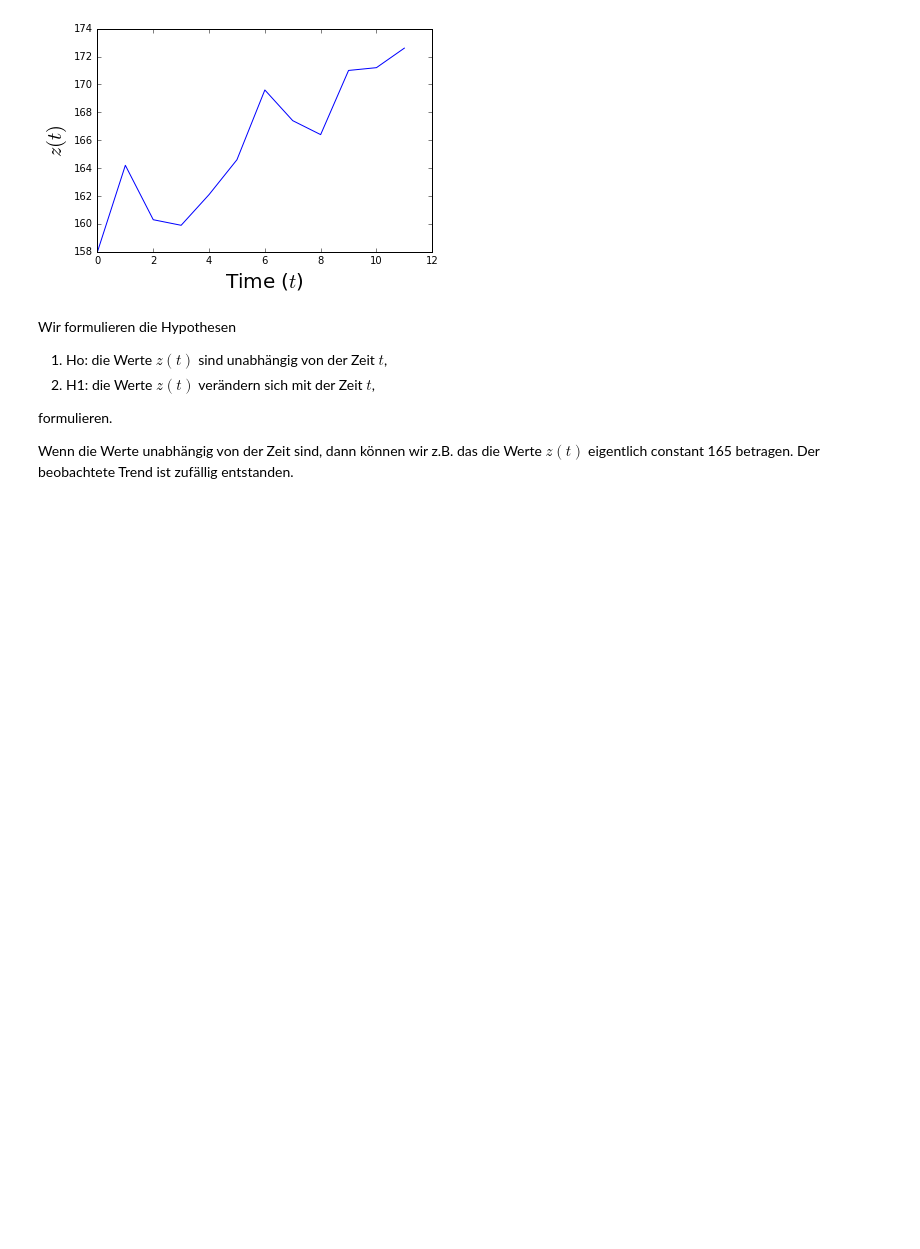
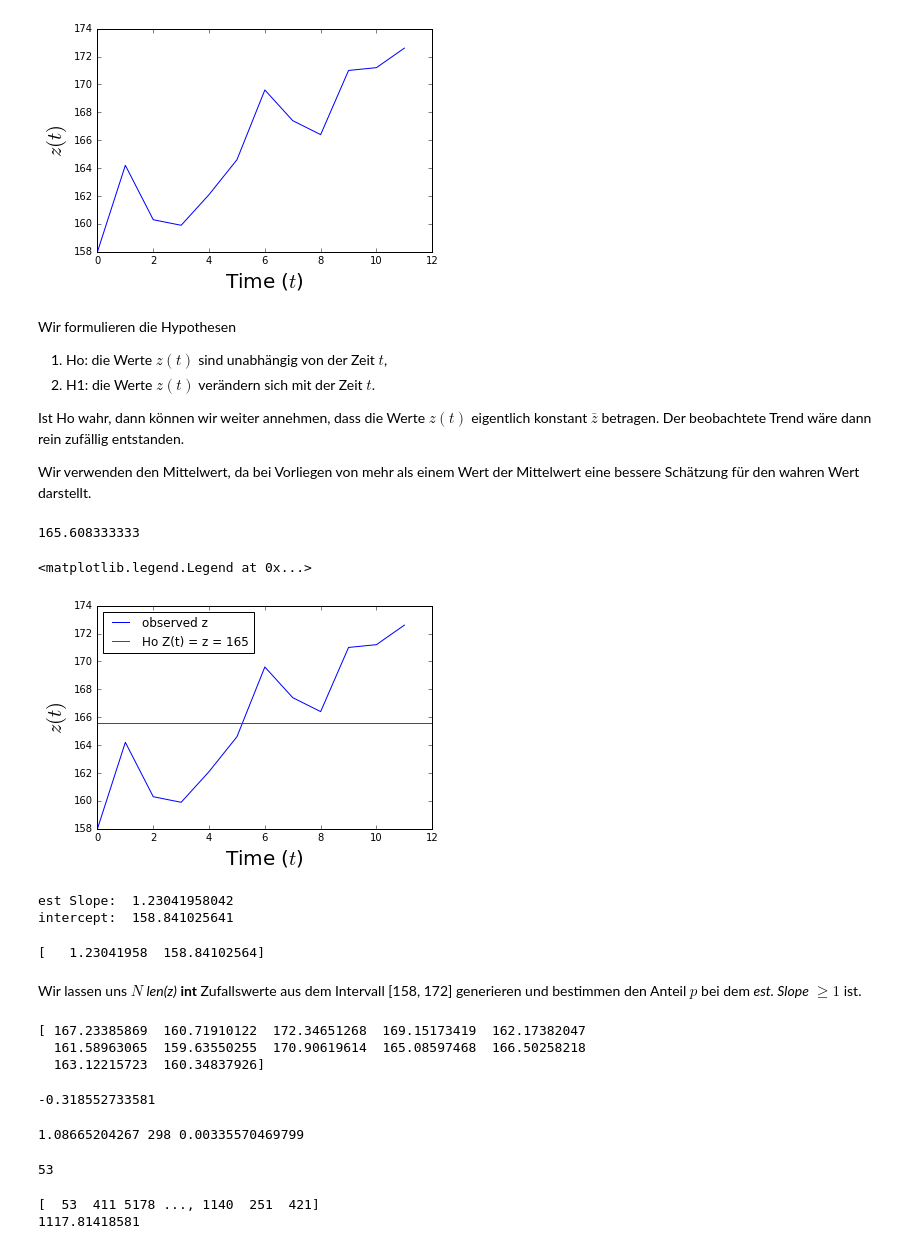
Before and after one commit to Tsel/KaFi, a Jupyter notebook: KalmanFilter4ComputerVision.ipynb, the cells around one changed output. Saved outputs shown, nothing was run; the diff lists cells and outputs as text; code cells hidden in the pictures; blank space fills up the shorter version.

```diff
--- a/KalmanFilter4ComputerVision.ipynb
+++ b/KalmanFilter4ComputerVision.ipynb
@@ -27,8 +30,61 @@ plt.ylabel('$z(t)$', size = 20)
 # %% [markdown]
 Wir formulieren die Hypothesen
 1. Ho: die Werte $z(t)$ sind unabhängig von der Zeit $t$,
-2. H1: die Werte $z(t)$ verändern sich mit der Zeit $t$,
+2. H1: die Werte $z(t)$ verändern sich mit der Zeit $t$.
 
-formulieren.
+Ist Ho wahr, dann können wir weiter annehmen, dass die Werte $z(t)$ eigentlich konstant $\bar{z}$ betragen. Der beobachtete Trend wäre dann rein zufällig entstanden.
 
-Wenn die Werte unabhängig von der Zeit sind, dann können wir z.B. das die Werte $z(t)$ eigentlich constant 165 betragen. Der beobachtete Trend ist zufällig entstanden.
+Wir verwenden den Mittelwert, da bei Vorliegen von mehr als einem Wert der Mittelwert eine bessere Schätzung für den wahren Wert darstellt.
+# %%
+#
+# der Mittelwert ist:
+print np.mean(z)
+# %% [output]
+165.608333333
+# %%
+plt.plot(z, label='observed z')
+plt.plot([0,12], [np.mean(z), np.mean(z)], c='r', label = 'Ho Z(t) = z = 165')
+plt.xlabel('Time ($t$)', size=20)
+plt.ylabel('$z(t)$', size = 20)
+plt.legend(loc='best')
+# %% [output]
+<matplotlib.legend.Legend at 0x...>
+[figure, added]
+# %%
+x = range(len(z))
+slope, intercept = np.polyfit(x, z, 1)
+print "est Slope: ", slope
+print "intercept: ", intercept
+# %% [output]
+est Slope:  1.23041958042
+intercept:  158.841025641
+# %%
+print np.polyfit(x,z,1)
+# %% [output]
+[   1.23041958  158.84102564]
+# %% [markdown]
+Wir lassen uns $N$ *len(z)* **int** Zufallswerte aus dem Intervall [158, 172] generieren und bestimmen den Anteil $p$ bei dem *est. Slope* $\geq 1$ ist.
+# %%
+r = np.random.uniform(np.min(z), np.max(z), len(z))
+print r
+# %% [output]
+[ 167.23385869  160.71910122  172.34651268  169.15173419  162.17382047
+  161.58963065  159.63550255  170.90619614  165.08597468  166.50258218
+  163.12215723  160.34837926]
+# %%
+s, ic = np.polyfit(x, r, 1)
+print s
+# %% [output]
+-0.318552733581
+# %%
+count = 0
+s = 0
+while s < 1.0 and count < 25000:
+    r = np.random.uniform(np.min(z), np.max(z), len(z))
+    s, ic = np.polyfit(x,r,1)
+    count = count + 1
+
+
+print s, count, 1.0/count
+# %% [output]
+1.08665204267 298 0.00335570469799
@@ -34,0 +101,14 @@ Wenn die Werte unabhängig von der Zeit sind, dann können wir z.B. das die Wert
+# %%
+cs = np.asarray(rgt1s())
+print cs
+# %% [output]
+53
+# %%
+for N in np.arange(1000):
+    cs = np.append(cs, rgt1s())
+
+print cs
+print np.mean(cs)
+# %% [output]
+[  53  411 5178 ..., 1140  251  421]
+1117.81418581
```
Also changed, not shown: parts of 9 cells of this notebook.
